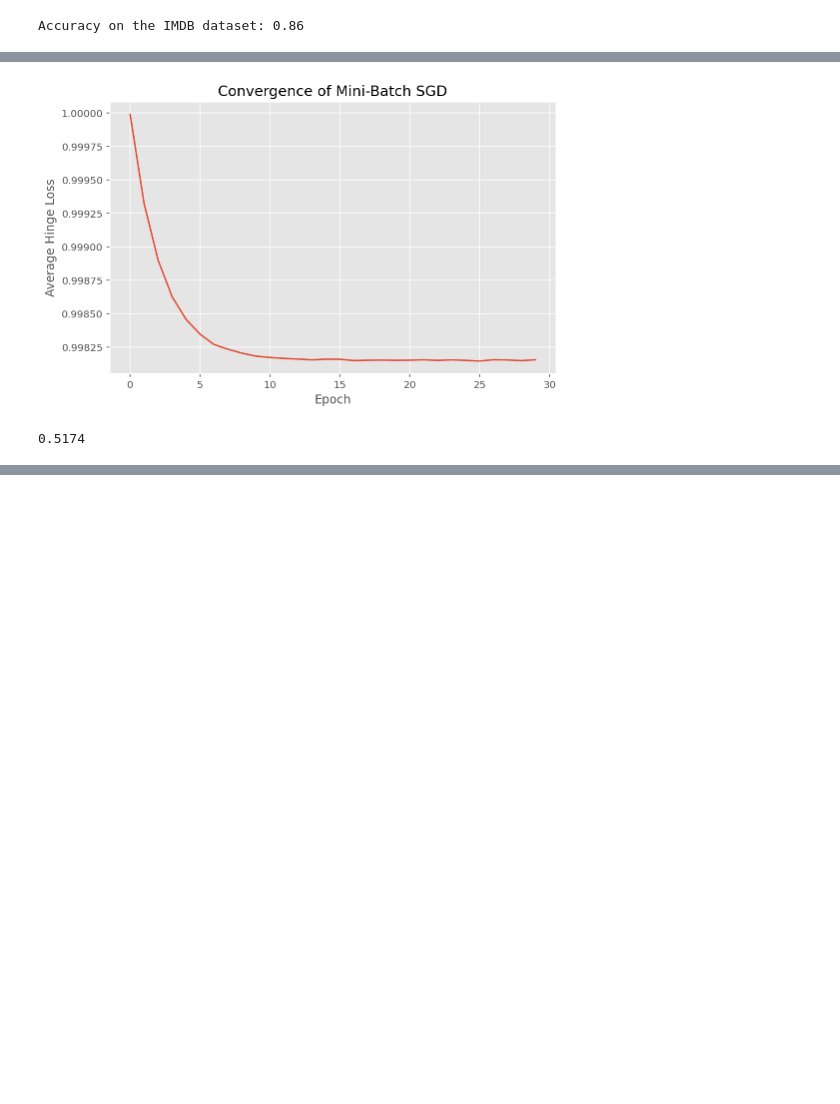
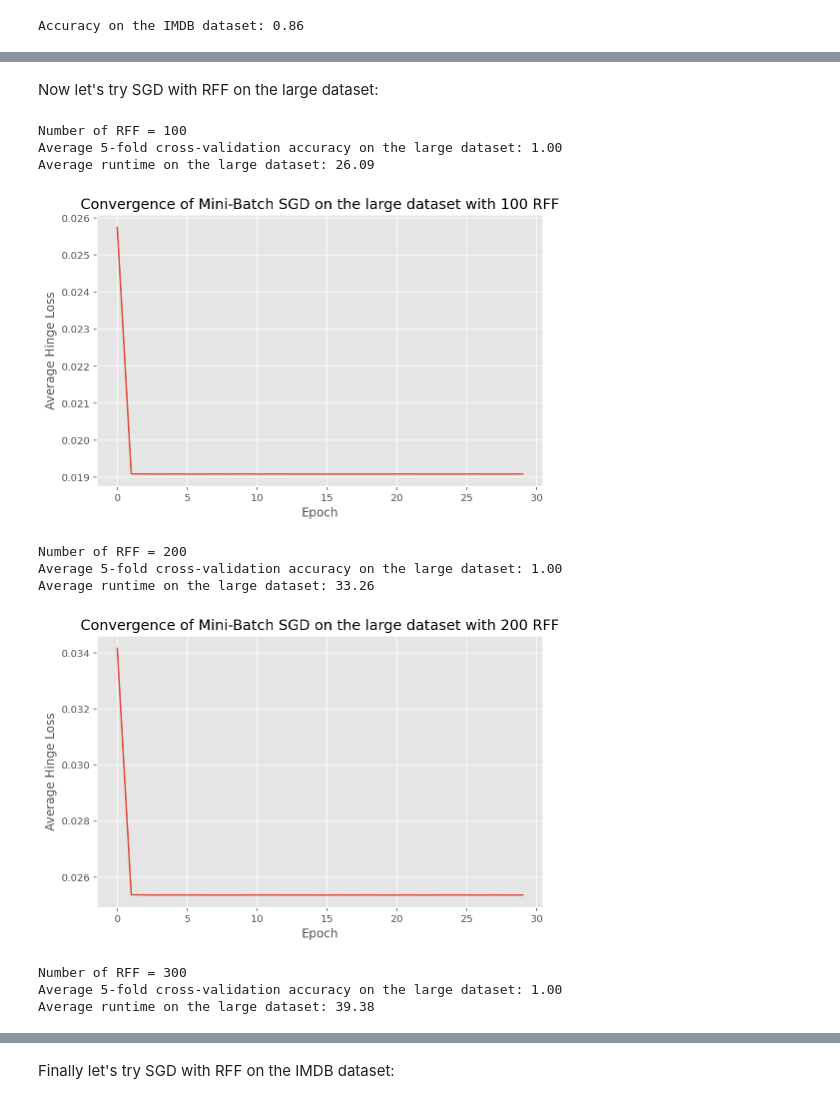
Before and after one commit to linglingec/large-scale-svm, a Jupyter notebook: test.ipynb, the cells around one changed output, grey strips where cells are left out. Saved outputs shown, nothing was run; the diff lists cells and outputs as text; code cells hidden in the pictures; blank space fills up the shorter version.

```diff
--- a/test.ipynb
+++ b/test.ipynb
@@ -469,4 +396,0 @@ optimizer = MiniBatchSGD(learning_rate=0.001)
-# %%
-rff = RandomFourierFeatures(n_components=10000, gamma=0.1)
-X_train_scaled_rff = rff.fit_transform(X_train_scaled)
-X_test_scaled_rff = rff.transform(X_test_scaled)
@@ -475,13 +397,2 @@ loss_history = model.fit(X_train_scaled_rff, y_train, optimizer, epochs=30)
-# %%
-plt.plot(loss_history)
-plt.title('Convergence of Mini-Batch SGD')
-plt.xlabel('Epoch')
-plt.ylabel('Average Hinge Loss')
-plt.show()
-# %% [output]
-[figure, removed]
-# %%
-y_pred = model.predict(X_test_scaled_rff)
-print(accuracy_score(y_test, y_pred))
-# %% [output]
-0.5174
+# %% [markdown]
+Now let's try SGD with RFF on the large dataset:
@@ -487,0 +402,35 @@ print(accuracy_score(y_test, y_pred))
+# %%
+n_components = [100, 200, 300]
+np.random.seed(420)
+
+for num in n_components:
+    rff = RandomFourierFeatures(n_components=num, gamma=0.1)
+    X_large_scaled_rff = rff.fit_transform(X_large_scaled)
+
+    average_accuracy, average_runtime, all_loss_histories = cross_val_score(X_large_scaled_rff, y_large, model, optimizer, n_epochs=30, batch_size=10)
+
+    # Plotting average convergence across folds
+    average_loss_history = np.mean(all_loss_histories, axis=0)
+
+    print('')
+    print(f"Number of RFF = {num}")
+    print(f"Average 5-fold cross-validation accuracy on the large dataset: {average_accuracy:.2f}")
+    print(f"Average runtime on the large dataset: {average_runtime:.2f}")
+
+    plt.plot(average_loss_history)
+    plt.title(f"Convergence of Mini-Batch SGD on the large dataset with {num} RFF")
+    plt.xlabel('Epoch')
+    plt.ylabel('Average Hinge Loss')
+    plt.show()
+# %% [output]
+Number of RFF = 100
+Average 5-fold cross-validation accuracy on the large dataset: 1.00
+Average runtime on the large dataset: 26.09
+[figure, added]
+Number of RFF = 200
+Average 5-fold cross-validation accuracy on the large dataset: 1.00
+Average runtime on the large dataset: 33.26
+[figure, added]
+Number of RFF = 300
+Average 5-fold cross-validation accuracy on the large dataset: 1.00
+Average runtime on the large dataset: 39.38
@@ -487,0 +438,2 @@ print(accuracy_score(y_test, y_pred))
+# %% [markdown]
+Finally let's try SGD with RFF on the IMDB dataset:
```
Also changed, not shown: parts of 25 cells of this notebook.
